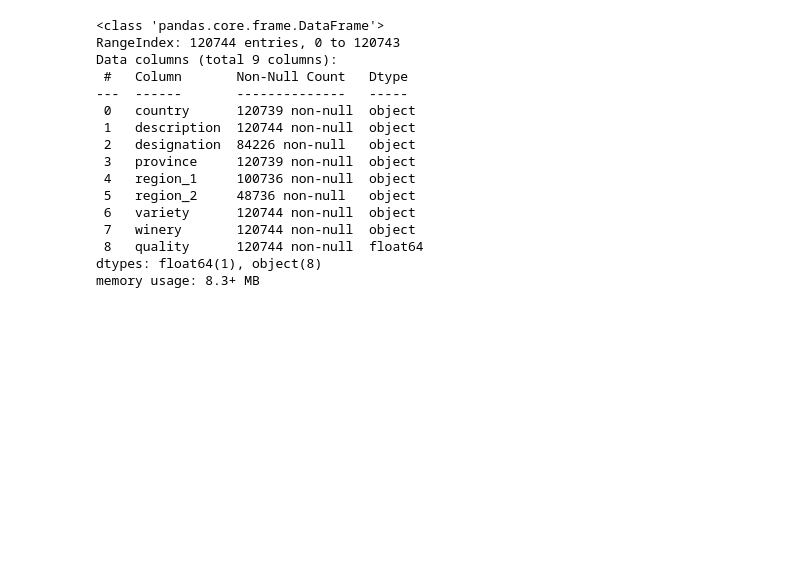
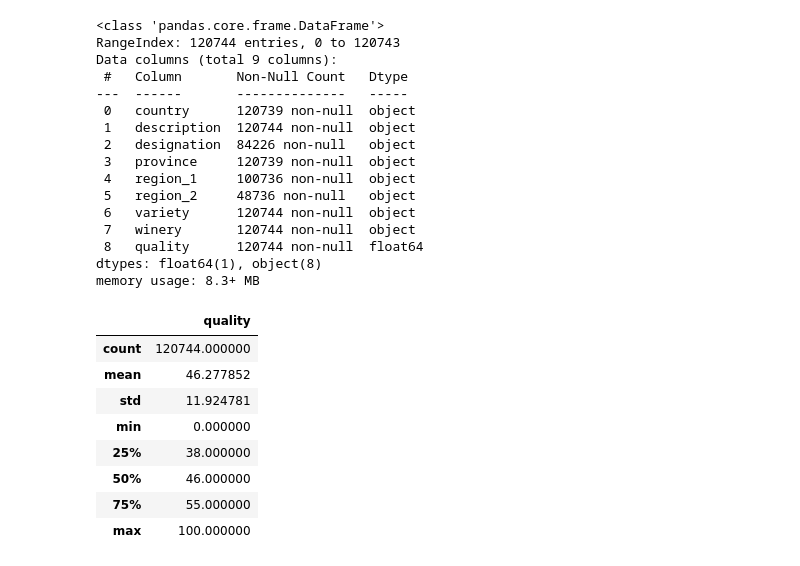
Before and after one commit to monkEdward/dsl_lab, a Jupyter notebook: exam_practices/WINTER_21_FIRST_CALL/REGRESSION_PRJ/wine_prj.ipynb, the cells around one changed output. Drawn from its saved outputs; the diff is of its cells as text; code cells hidden in the pictures; blank space fills up the shorter version.

```diff
--- a/exam_practices/WINTER_21_FIRST_CALL/REGRESSION_PRJ/wine_prj.ipynb
+++ b/exam_practices/WINTER_21_FIRST_CALL/REGRESSION_PRJ/wine_prj.ipynb
@@ -54,3 +55,15 @@ Data columns (total 9 columns):
  8   quality      120744 non-null  float64
 dtypes: float64(1), object(8)
 memory usage: 8.3+ MB
+# %%
+dataset.describe()
+# %% [output]
+|  | quality |
+| count | 120744.000000 |
+| mean | 46.277852 |
+| std | 11.924781 |
+| min | 0.000000 |
+| 25% | 38.000000 |
+| 50% | 46.000000 |
+| 75% | 55.000000 |
+| max | 100.000000 |
```
Also changed, not shown: parts of 26 cells of this notebook.
